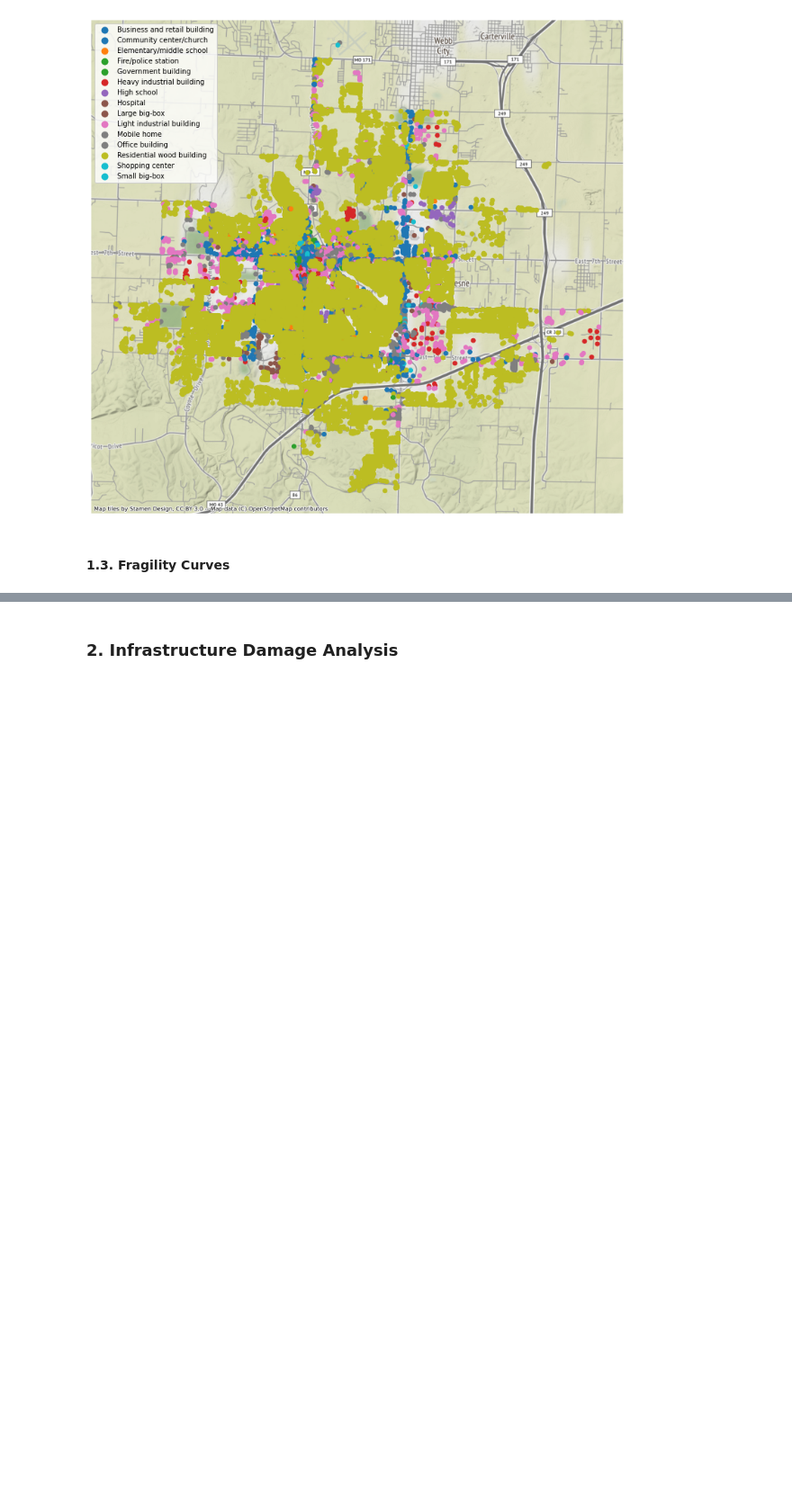
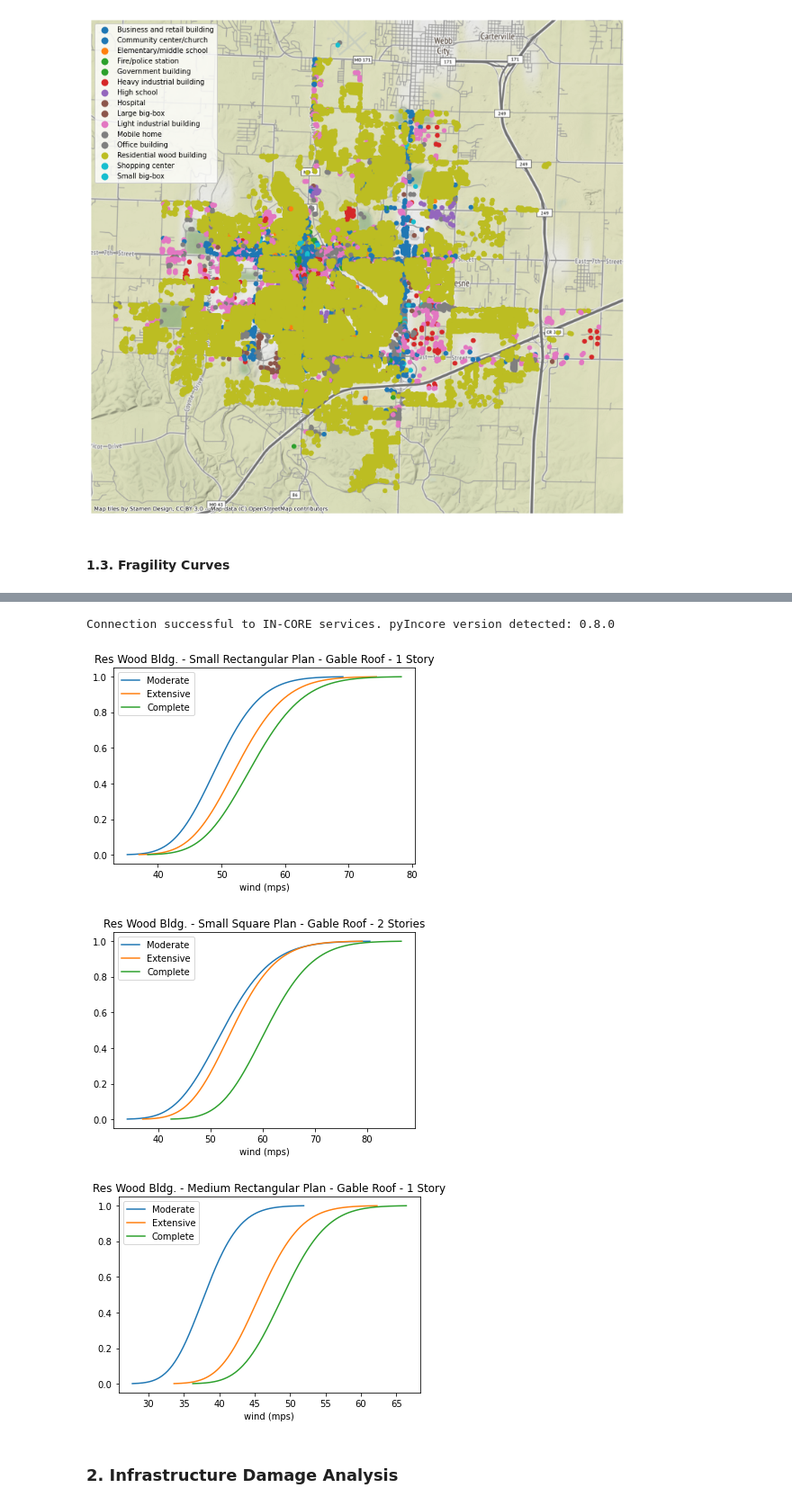
Before and after one commit to IN-CORE/incore-docs, a Jupyter notebook: manual/source/notebooks/Joplin_testbed/Joplin_testbed.ipynb, the cells around one changed output, grey strips where cells are left out. Shown at 90% size. Saved outputs shown, nothing was run; the diff lists cells and outputs as text; code cells hidden in the pictures; blank space fills up the shorter version.

Commit message:
modify the fragility part

```diff
--- a/manual/source/notebooks/Joplin_testbed/Joplin_testbed.ipynb
+++ b/manual/source/notebooks/Joplin_testbed/Joplin_testbed.ipynb
@@ -103,3 +95,28 @@ The fragility curves for these 19 building types in the four **damage states** a
+# %%
+from pyincore import IncoreClient
+from pyincore import FragilityService, MappingSet
+from pyincore_viz.plotutil import PlotUtil as plot
+from pyincore.models.fragilitycurveset import FragilityCurveSet
+
+client = IncoreClient()  # The authentication service validates username/password and
+                         # approves users to access to other services.
+# %% [output]
+Connection successful to IN-CORE services. pyIncore version detected: 0.8.0
+# %%
+fragility_service = FragilityService(client)
+mapping_id = "5d8942dfb9219c068ea795ea"
+mapping_set = MappingSet(fragility_service.get_mapping(mapping_id))
+
+# plot fragility for the first 3 archetypes using pyincore viz method
+for mapping in mapping_set.mappings[:3]:
+    fragility_id = mapping.entry['Non-Retrofit Fragility ID Code']
+    fragility_set = FragilityCurveSet(fragility_service.get_dfr3_set(fragility_id))
+    plt = plot.get_fragility_plot(fragility_set)
+    plt.show()
+# %% [output]
+[figure, added]
+[figure, added]
+[figure, added]
 # %% [markdown]
 ### 2. Infrastructure Damage Analysis
 # %% [markdown]
```
Also changed, not shown: parts of 17 cells of this notebook, 5 other files.
